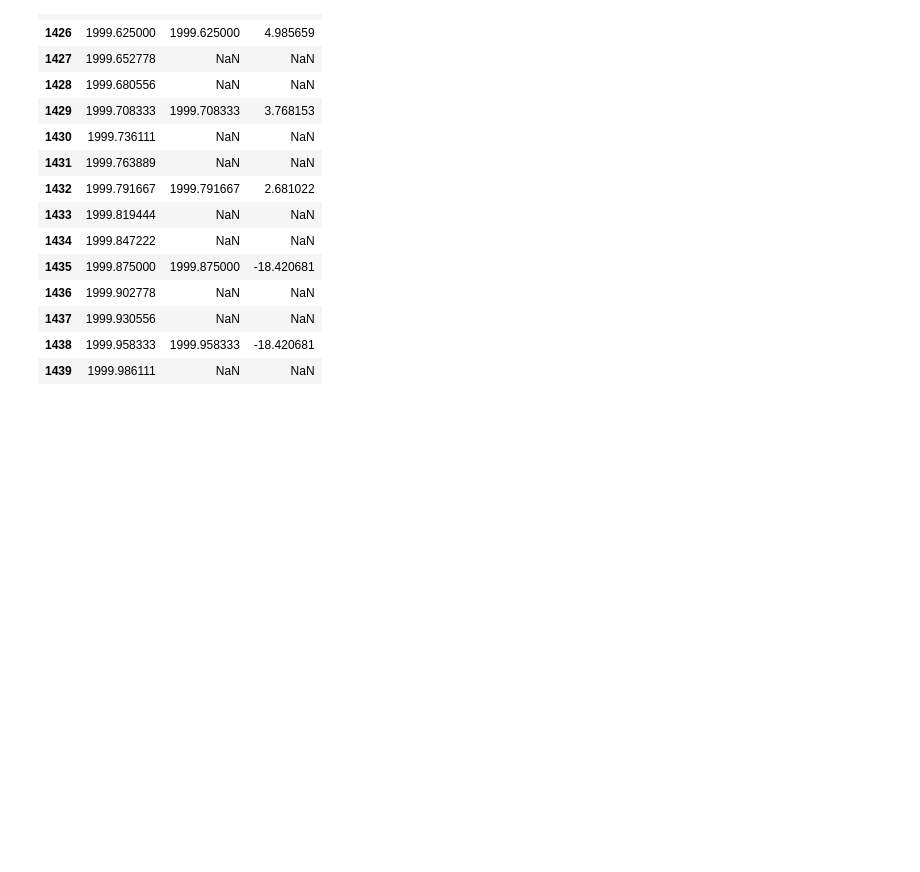
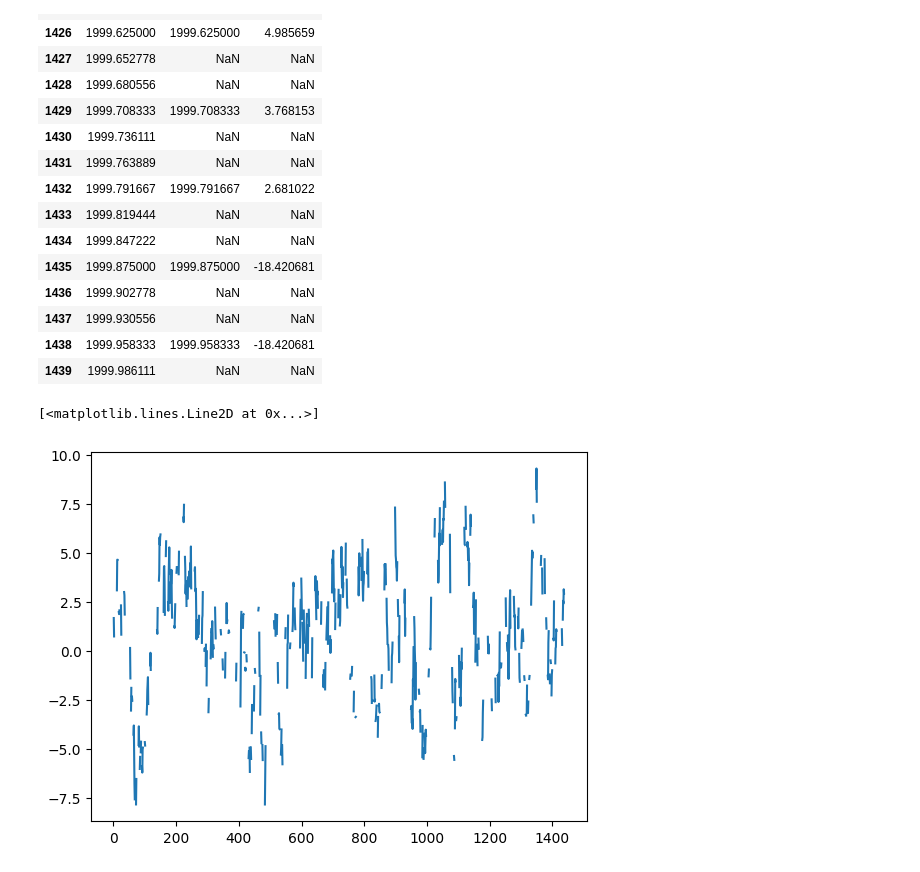
Before and after one commit to atjhin/lund-university, a Jupyter notebook: MASM17/FinalProject.ipynb, the cells around one changed output. Cells and saved outputs as stored; diff of their text form; code cells hidden in the pictures; blank space fills up the shorter version.

```diff
--- a/MASM17/FinalProject.ipynb
+++ b/MASM17/FinalProject.ipynb
@@ -140,3 +162,12 @@ test.tail(15)
 | 1437 | 1999.930556 | NaN | NaN |
 | 1438 | 1999.958333 | 1999.958333 | -18.420681 |
 | 1439 | 1999.986111 | NaN | NaN |
+# %%
+ytest = modelling.simulateARMA(AR=[1, -.95], size=1440)
+# print(ycoef)
+noVal = np.random.randint(low=0, high=1439, size=900)
+ytest[noVal] = np.NaN
+plt.plot(ytest)
+# %% [output]
+[<matplotlib.lines.Line2D at 0x...>]
+[figure, added]
```
Also changed, not shown: parts of 28 cells of this notebook, 2 other files.
